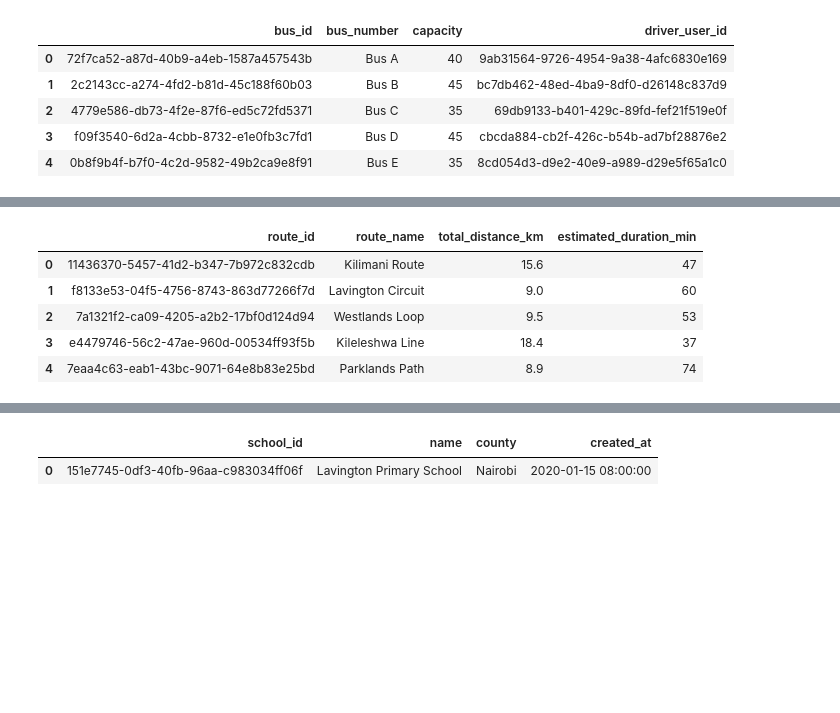
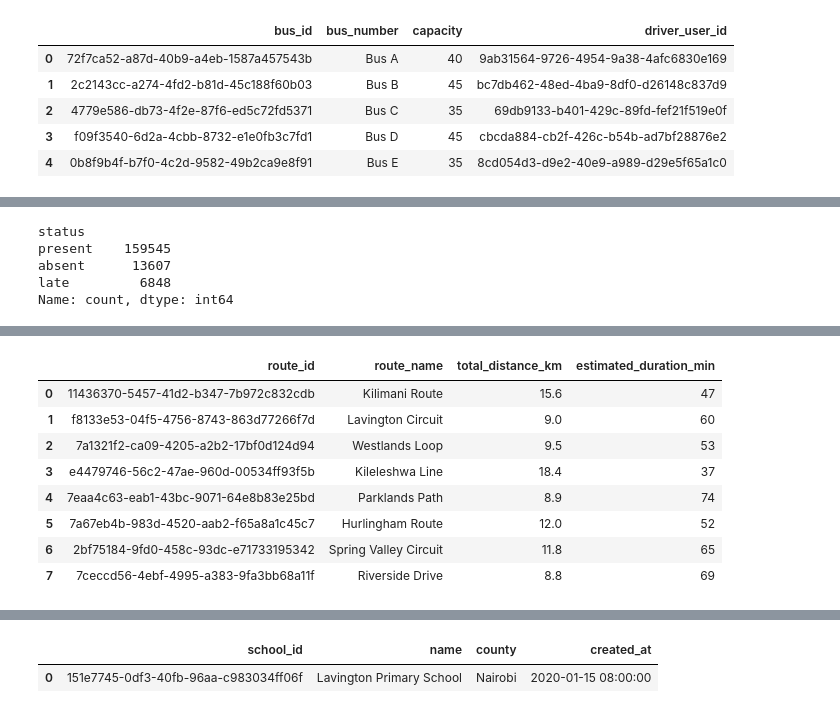
Before and after one commit to atlonglastkibet/AcademIQ, a Jupyter notebook: datascience/01_synthetic_data_eda.ipynb, the cells around one changed output, grey strips where cells are left out. Drawn from its saved outputs; the diff is of its cells as text; code cells hidden in the pictures; blank space fills up the shorter version.

```diff
--- a/datascience/01_synthetic_data_eda.ipynb
+++ b/datascience/01_synthetic_data_eda.ipynb
@@ -64,6 +64,14 @@ attendance.head()
 | 2 | a08772d2-a5cb-43c4-836e-2ae5300afd7f | c6488898-8dcf-44fc-8838-274f632d8bc8 | 010e7eee-c3c6-4359-a62f-4c7148c1a317 | 2023-01-09 | 04f0b3fe-80c2-4d2d-9edc-2d7d63fe8bfc | present | 2023-01-09 08:30:00 |
 | 3 | 7977ca88-2fb0-47ea-9b31-c6177991cecc | 899f4302-6616-44ef-9bcc-e554ef6b2f9e | 010e7eee-c3c6-4359-a62f-4c7148c1a317 | 2023-01-09 | 04f0b3fe-80c2-4d2d-9edc-2d7d63fe8bfc | present | 2023-01-09 08:30:00 |
 | 4 | 75e93615-5aa8-443f-885c-afdd9c314349 | 48f71c24-143d-4acd-8ca1-9a7b3a844535 | 010e7eee-c3c6-4359-a62f-4c7148c1a317 | 2023-01-09 | 04f0b3fe-80c2-4d2d-9edc-2d7d63fe8bfc | late | 2023-01-09 08:30:00 |
+# %%
+attendance['status'].value_counts()  # number of unique students in attendance records
+# %% [output]
+status
+present    159545
+absent      13607
+late         6848
+Name: count, dtype: int64
 # %%
 classes = dfs['classes']
 classes.head()
@@ -96,14 +104,17 @@ fee.head()
 | 4 | 3f849c22-50f4-4642-87d7-e3bb406d48f8 | a654b3c4-50e2-4e6f-a5ae-6a29204f3853 | 8e397040-2590-4180-8ef2-878cf84ea9e2 | 15000.0 | 11184.49 | 3815.51 | paid | ... |
 # %%
 routes = dfs['routes']
-routes.head()
+routes
 # %% [output]
 |  | route_id | route_name | total_distance_km | estimated_duration_min |
 | 0 | 11436370-5457-41d2-b347-7b972c832cdb | Kilimani Route | 15.6 | 47 |
 | 1 | f8133e53-04f5-4756-8743-863d77266f7d | Lavington Circuit | 9.0 | 60 |
 | 2 | 7a1321f2-ca09-4205-a2b2-17bf0d124d94 | Westlands Loop | 9.5 | 53 |
 | 3 | e4479746-56c2-47ae-960d-00534ff93f5b | Kileleshwa Line | 18.4 | 37 |
 | 4 | 7eaa4c63-eab1-43bc-9071-64e8b83e25bd | Parklands Path | 8.9 | 74 |
+| 5 | 7a67eb4b-983d-4520-aab2-f65a8a1c45c7 | Hurlingham Route | 12.0 | 52 |
+| 6 | 2bf75184-9fd0-458c-93dc-e71733195342 | Spring Valley Circuit | 11.8 | 65 |
+| 7 | 7ceccd56-4ebf-4995-a383-9fa3bb68a11f | Riverside Drive | 8.8 | 69 |
 # %%
 dfs.keys()
 # %% [output]
```
Also changed, not shown: parts of 7 cells of this notebook, 13 other files.
